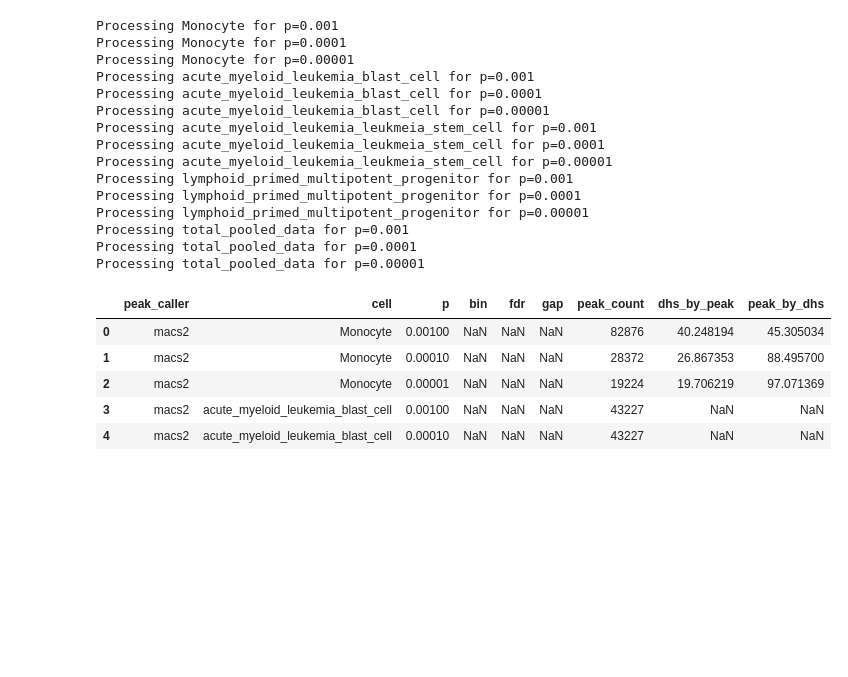
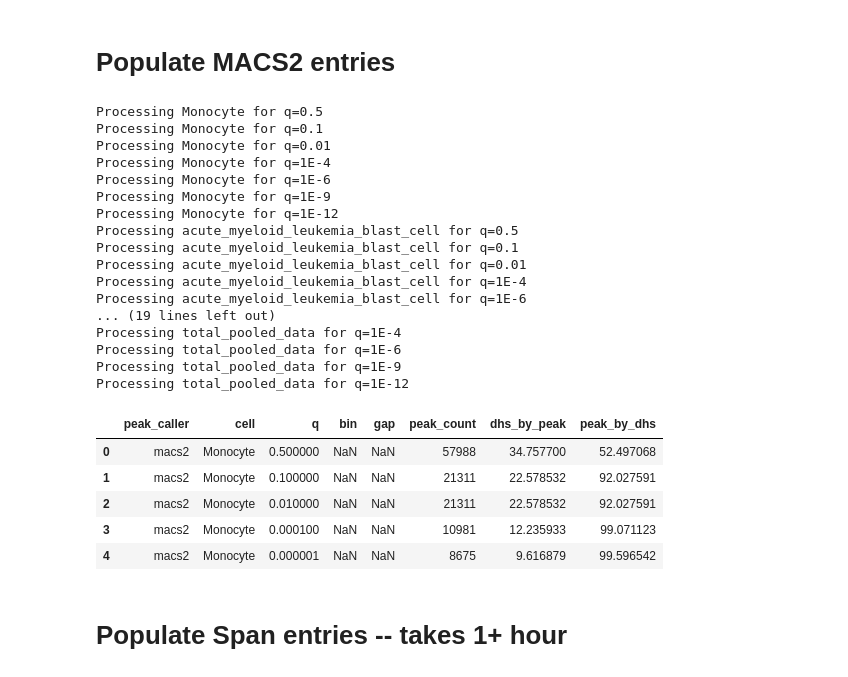
Before and after one commit to JetBrains-Research/peak-callers-analysis, a Jupyter notebook: GSE74310 figures.ipynb, the cells around one changed output. Saved outputs shown, nothing was run; the diff lists cells and outputs as text; code cells hidden in the pictures; blank space fills up the shorter version.

```diff
--- a/GSE74310 figures.ipynb
+++ b/GSE74310 figures.ipynb
@@ -36,46 +62,51 @@ monocyte_dhs_file = BedTool(MONOCYTE_DHS_PATH)
 monocyte_dhs_count = monocyte_dhs_file.count()
 CHROM_SIZES = os.path.join(EXPERIMENT_FOLDER, "hg19.chrom.sizes")
 # %%
-main_dataframe = pd.DataFrame(columns=['peak_caller', 'cell', 'p', 'bin', 'fdr', 'gap',
+main_dataframe = pd.DataFrame(columns=['peak_caller', 'cell', 'q', 'bin', 'gap',
                                        'peak_count', 'dhs_by_peak', 'peak_by_dhs'])
+# %% [markdown]
+# Populate MACS2 entries
 # %%
-# populate MACS2 entries
 for cell in CELLS:
-    for macs2_p in MACS2_PS:
-        print("Processing {} for p={}".format(cell, macs2_p))
-        peaks_file = BedTool(macs2_peaks_paths[cell][macs2_p])
+    for q in MACS2_QS:
+        print("Processing {} for q={}".format(cell, q))
+        peaks_file = BedTool(macs2_peaks_paths[cell][q])
         peak_count = peaks_file.count()
         if cell == 'Monocyte':
             overlap = peaks_file.intersect(monocyte_dhs_file, wa=True, u=True).count()
             peak_by_dhs = overlap * 100.0 / peak_count
             overlap = monocyte_dhs_file.intersect(peaks_file, wa=True, u=True).count()
             dhs_by_peak = overlap * 100.0 / monocyte_dhs_count
         else:
             dhs_by_peak = math.nan
             peak_by_dhs = math.nan
-        main_dataframe.loc[len(main_dataframe)] = ('macs2', cell, float(macs2_p), math.nan, math.nan, math.nan,
+        main_dataframe.loc[len(main_dataframe)] = ('macs2', cell, float(q), math.nan, math.nan,
                                                    peak_count, dhs_by_peak, peak_by_dhs)
 main_dataframe.head()
 # %% [output]
-Processing Monocyte for p=0.001
-Processing Monocyte for p=0.0001
-Processing Monocyte for p=0.00001
-Processing acute_myeloid_leukemia_blast_cell for p=0.001
-Processing acute_myeloid_leukemia_blast_cell for p=0.0001
-Processing acute_myeloid_leukemia_blast_cell for p=0.00001
-Processing acute_myeloid_leukemia_leukmeia_stem_cell for p=0.001
-Processing acute_myeloid_leukemia_leukmeia_stem_cell for p=0.0001
-Processing acute_myeloid_leukemia_leukmeia_stem_cell for p=0.00001
-Processing lymphoid_primed_multipotent_progenitor for p=0.001
-Processing lymphoid_primed_multipotent_progenitor for p=0.0001
-Processing lymphoid_primed_multipotent_progenitor for p=0.00001
-Processing total_pooled_data for p=0.001
-Processing total_pooled_data for p=0.0001
-Processing total_pooled_data for p=0.00001
+Processing Monocyte for q=0.5
+Processing Monocyte for q=0.1
+Processing Monocyte for q=0.01
+Processing Monocyte for q=1E-4
+Processing Monocyte for q=1E-6
+Processing Monocyte for q=1E-9
+Processing Monocyte for q=1E-12
+Processing acute_myeloid_leukemia_blast_cell for q=0.5
+Processing acute_myeloid_leukemia_blast_cell for q=0.1
+Processing acute_myeloid_leukemia_blast_cell for q=0.01
+Processing acute_myeloid_leukemia_blast_cell for q=1E-4
+Processing acute_myeloid_leukemia_blast_cell for q=1E-6
+... (19 lines left out)
+Processing total_pooled_data for q=1E-4
+Processing total_pooled_data for q=1E-6
+Processing total_pooled_data for q=1E-9
+Processing total_pooled_data for q=1E-12
-|  | peak_caller | cell | p | bin | fdr | gap | peak_count | dhs_by_peak | peak_by_dhs |
-| 0 | macs2 | Monocyte | 0.00100 | NaN | NaN | NaN | 82876 | 40.248194 | 45.305034 |
-| 1 | macs2 | Monocyte | 0.00010 | NaN | NaN | NaN | 28372 | 26.867353 | 88.495700 |
-| 2 | macs2 | Monocyte | 0.00001 | NaN | NaN | NaN | 19224 | 19.706219 | 97.071369 |
-| 3 | macs2 | acute_myeloid_leukemia_blast_cell | 0.00100 | NaN | NaN | NaN | 43227 | NaN | NaN |
-| 4 | macs2 | acute_myeloid_leukemia_blast_cell | 0.00010 | NaN | NaN | NaN | 43227 | NaN | NaN |
+|  | peak_caller | cell | q | bin | gap | peak_count | dhs_by_peak | peak_by_dhs |
+| 0 | macs2 | Monocyte | 0.500000 | NaN | NaN | 57988 | 34.757700 | 52.497068 |
+| 1 | macs2 | Monocyte | 0.100000 | NaN | NaN | 21311 | 22.578532 | 92.027591 |
+| 2 | macs2 | Monocyte | 0.010000 | NaN | NaN | 21311 | 22.578532 | 92.027591 |
+| 3 | macs2 | Monocyte | 0.000100 | NaN | NaN | 10981 | 12.235933 | 99.071123 |
+| 4 | macs2 | Monocyte | 0.000001 | NaN | NaN | 8675 | 9.616879 | 99.596542 |
+# %% [markdown]
+# Populate Span entries -- takes 1+ hour
 # %%
```
Also changed, not shown: parts of 13 cells of this notebook.
